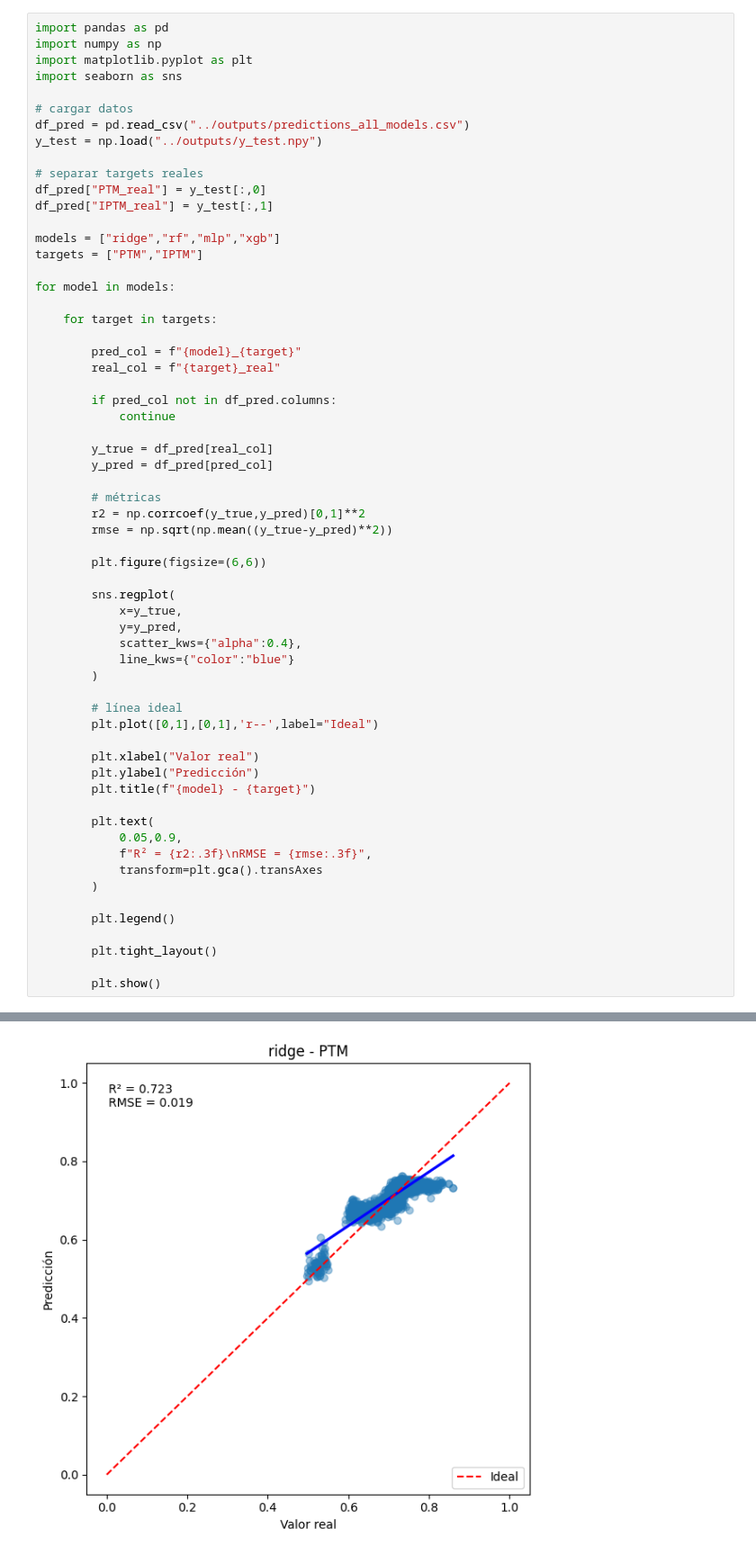
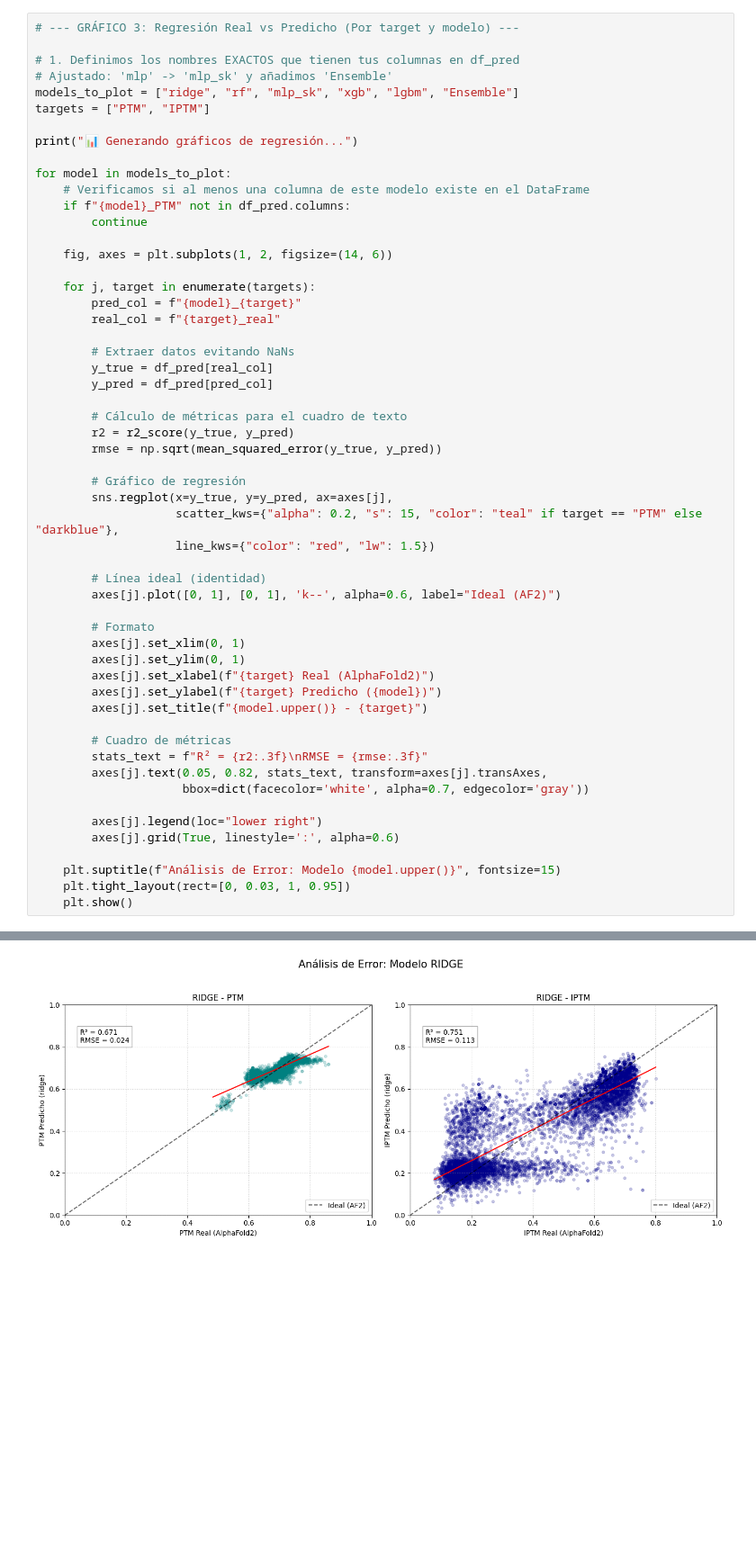
Before and after one commit to A01795943/pd-l1-drug-accelerator, a Jupyter notebook: Predictor/notebooks/03_evaluate_models.ipynb, the cells around one changed output, grey strips where cells are left out. Shown at 90% size. Cells and saved outputs as stored; diff of their text form; blank space fills up the shorter version.

```diff
--- a/Predictor/notebooks/03_evaluate_models.ipynb
+++ b/Predictor/notebooks/03_evaluate_models.ipynb
@@ -155,62 +282,56 @@ plt.show()
 # %%
-import pandas as pd
-import numpy as np
-import matplotlib.pyplot as plt
-import seaborn as sns
+# --- GRÁFICO 3: Regresión Real vs Predicho (Por target y modelo) ---
 
-# cargar datos
-df_pred = pd.read_csv("../outputs/predictions_all_models.csv")
-y_test = np.load("../outputs/y_test.npy")
+# 1. Definimos los nombres EXACTOS que tienen tus columnas en df_pred
+# Ajustado: 'mlp' -> 'mlp_sk' y añadimos 'Ensemble'
+models_to_plot = ["ridge", "rf", "mlp_sk", "xgb", "lgbm", "Ensemble"]
+targets = ["PTM", "IPTM"]
 
-# separar targets reales
-df_pred["PTM_real"] = y_test[:,0]
-df_pred["IPTM_real"] = y_test[:,1]
+print("📊 Generando gráficos de regresión...")
 
-models = ["ridge","rf","mlp","xgb"]
-targets = ["PTM","IPTM"]
+for model in models_to_plot:
+    # Verificamos si al menos una columna de este modelo existe en el DataFrame
+    if f"{model}_PTM" not in df_pred.columns:
+        continue
 
-for model in models:
+    fig, axes = plt.subplots(1, 2, figsize=(14, 6))
 
-    for target in targets:
-
+    for j, target in enumerate(targets):
         pred_col = f"{model}_{target}"
         real_col = f"{target}_real"
 
-        if pred_col not in df_pred.columns:
-            continue
-
+        # Extraer datos evitando NaNs
         y_true = df_pred[real_col]
         y_pred = df_pred[pred_col]
 
-        # métricas
-        r2 = np.corrcoef(y_true,y_pred)[0,1]**2
-        rmse = np.sqrt(np.mean((y_true-y_pred)**2))
+        # Cálculo de métricas para el cuadro de texto
+        r2 = r2_score(y_true, y_pred)
+        rmse = np.sqrt(mean_squared_error(y_true, y_pred))
 
-        plt.figure(figsize=(6,6))
+        # Gráfico de regresión
+        sns.regplot(x=y_true, y=y_pred, ax=axes[j],
+                    scatter_kws={"alpha": 0.2, "s": 15, "color": "teal" if target == "PTM" else "darkblue"},
+                    line_kws={"color": "red", "lw": 1.5})
 
-        sns.regplot(
-            x=y_true,
-            y=y_pred,
-            scatter_kws={"alpha":0.4},
-            line_kws={"color":"blue"}
-        )
+        # Línea ideal (identidad)
+        axes[j].plot([0, 1], [0, 1], 'k--', alpha=0.6, label="Ideal (AF2)")
 
-        # línea ideal
-        plt.plot([0,1],[0,1],'r--',label="Ideal")
+        # Formato
+        axes[j].set_xlim(0, 1)
+        axes[j].set_ylim(0, 1)
+        axes[j].set_xlabel(f"{target} Real (AlphaFold2)")
+        axes[j].set_ylabel(f"{target} Predicho ({model})")
+        axes[j].set_title(f"{model.upper()} - {target}")
 
-        plt.xlabel("Valor real")
-        plt.ylabel("Predicción")
-        plt.title(f"{model} - {target}")
+        # Cuadro de métricas
+        stats_text = f"R² = {r2:.3f}\nRMSE = {rmse:.3f}"
+        axes[j].text(0.05, 0.82, stats_text, transform=axes[j].transAxes,
+                     bbox=dict(facecolor='white', alpha=0.7, edgecolor='gray'))
 
-        plt.text(
-            0.05,0.9,
-            f"R² = {r2:.3f}\nRMSE = {rmse:.3f}",
-            transform=plt.gca().transAxes
-        )
+        axes[j].legend(loc="lower right")
+        axes[j].grid(True, linestyle=':', alpha=0.6)
 
-        plt.legend()
-
-        plt.tight_layout()
-
-        plt.show()
+    plt.suptitle(f"Análisis de Error: Modelo {model.upper()}", fontsize=15)
+    plt.tight_layout(rect=[0, 0.03, 1, 0.95])
+    plt.show()
 # %% [output]
@@ -217 +339 @@ for model in models:
-[figure, old version]
+[figure, new version]
```
Also changed, not shown: parts of 6 cells of this notebook, 23 other files.
